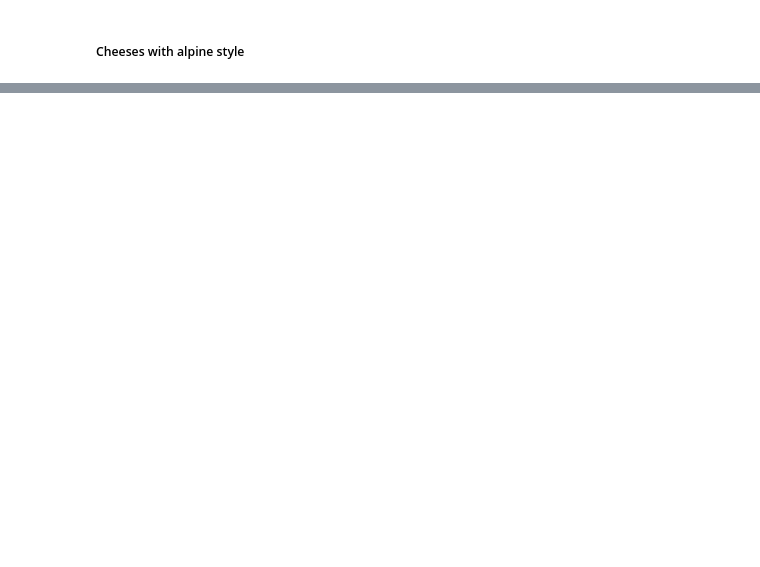
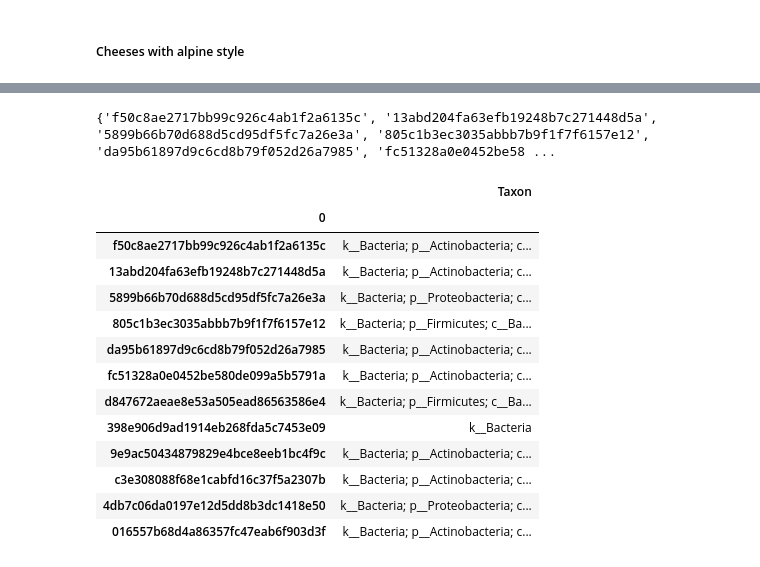
Before and after one commit to besutter1/Cheez-Eyez, a Jupyter notebook: core_microbiota.ipynb, the cells around one changed output, grey strips where cells are left out. Drawn from its saved outputs; the diff is of its cells as text; code cells hidden in the pictures; blank space fills up the shorter version.

Commit message:
find core features of alpine and washed

```diff
--- a/core_microbiota.ipynb
+++ b/core_microbiota.ipynb
@@ -404,0 +435,48 @@ TypeError: 'set' object is not callable
+# %%
+#core features from CH cheeses in alpine style
+df_core_ch_alp = pd.read_csv(f'{data_dir}/core_microbiota_list_ch_alpine.tsv', sep ='\t')
+df_core_ch_alp.set_index('Feature ID', inplace = True)
+core_ch_alp_taxa = df_core_ch_alp.join(taxa['Taxon'])
+pd.set_option('max_colwidth', 150)
+#core_ch_alp_taxa
+# %%
+#core features from neighboring countries in alpine style
+df_core_nei_alp = pd.read_csv(f'{data_dir}/core_microbiota_list_neighbor_alpine.tsv', sep ='\t')
+df_core_nei_alp.set_index('Feature ID', inplace = True)
+core_nei_alp_taxa = df_core_nei_alp.join(taxa['Taxon'])
+pd.set_option('max_colwidth', 150)
+#core_nei_alp_taxa
+# %%
+#get list of Feature IDs from core features of CH and neighboring cheeses with natural rindtype and convert list into set
+index_list_ch_alp = list(df_core_ch_alp.index.values)
+set_ch_alp = set(index_list_ch_alp)
+index_list_nei_alp = list(df_core_nei_alp.index.values)
+set_nei_alp = set(index_list_nei_alp)
+# %%
+#get set of Feature IDs which are the same in both sets
+set_core_alp = set_ch_alp.intersection(set_nei_alp)
+
+print(set_core_alp)
+# %% [output]
+{'f50c8ae2717bb99c926c4ab1f2a6135c', '13abd204fa63efb19248b7c271448d5a', '5899b66b70d688d5cd95df5fc7a26e3a', '805c1b3ec3035abbb7b9f1f7f6157e12', 'da95b61897d9c6cd8b79f052d26a7985', 'fc51328a0e0452be58 ...
+# %%
+core_alp = pd.DataFrame(set_core_alp)
+core_alp.set_index(0, inplace = True)
+#core_alp = core_alp.rename(index={'Feature ID'})
+core_alp_taxa = core_alp.join(taxa['Taxon'])
+core_alp_taxa
+# %% [output]
+|  | Taxon |
+| 0 |  |
+| f50c8ae2717bb99c926c4ab1f2a6135c | k__Bacteria; p__Actinobacteria; c... |
+| 13abd204fa63efb19248b7c271448d5a | k__Bacteria; p__Actinobacteria; c... |
+| 5899b66b70d688d5cd95df5fc7a26e3a | k__Bacteria; p__Proteobacteria; c... |
+| 805c1b3ec3035abbb7b9f1f7f6157e12 | k__Bacteria; p__Firmicutes; c__Ba... |
+| da95b61897d9c6cd8b79f052d26a7985 | k__Bacteria; p__Actinobacteria; c... |
+| fc51328a0e0452be580de099a5b5791a | k__Bacteria; p__Actinobacteria; c... |
+| d847672aeae8e53a505ead86563586e4 | k__Bacteria; p__Firmicutes; c__Ba... |
+| 398e906d9ad1914eb268fda5c7453e09 | k__Bacteria |
+| 9e9ac50434879829e4bce8eeb1bc4f9c | k__Bacteria; p__Actinobacteria; c... |
+| c3e308088f68e1cabfd16c37f5a2307b | k__Bacteria; p__Actinobacteria; c... |
+| 4db7c06da0197e12d5dd8b3dc1418e50 | k__Bacteria; p__Proteobacteria; c... |
+| 016557b68d4a86357fc47eab6f903d3f | k__Bacteria; p__Actinobacteria; c... |
```
Also changed, not shown: parts of 11 cells of this notebook.
